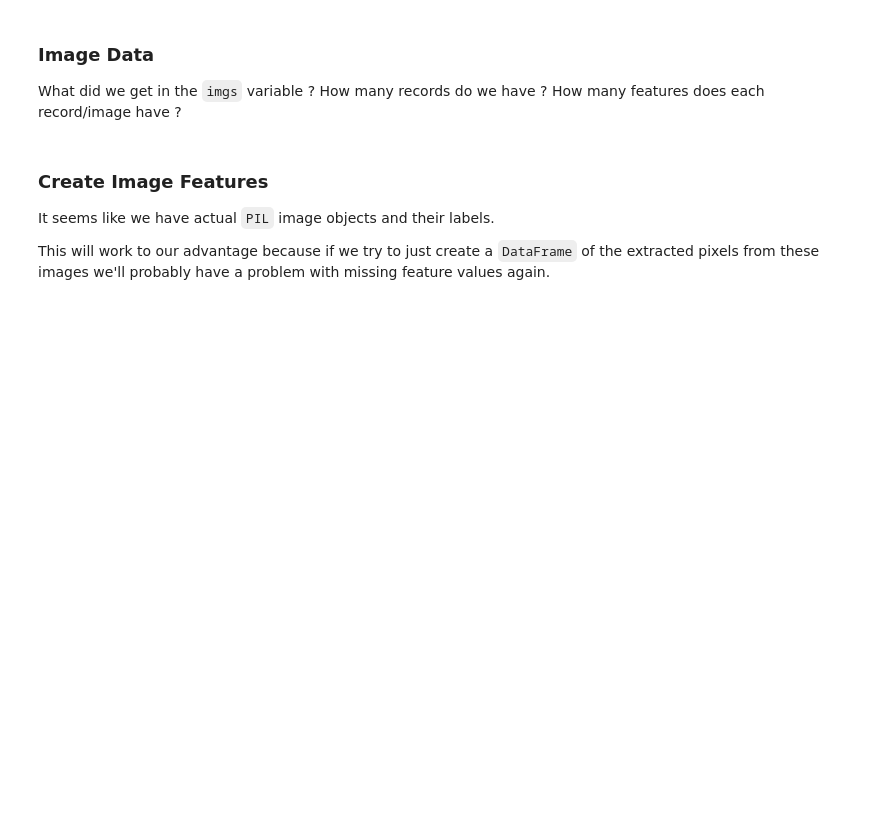
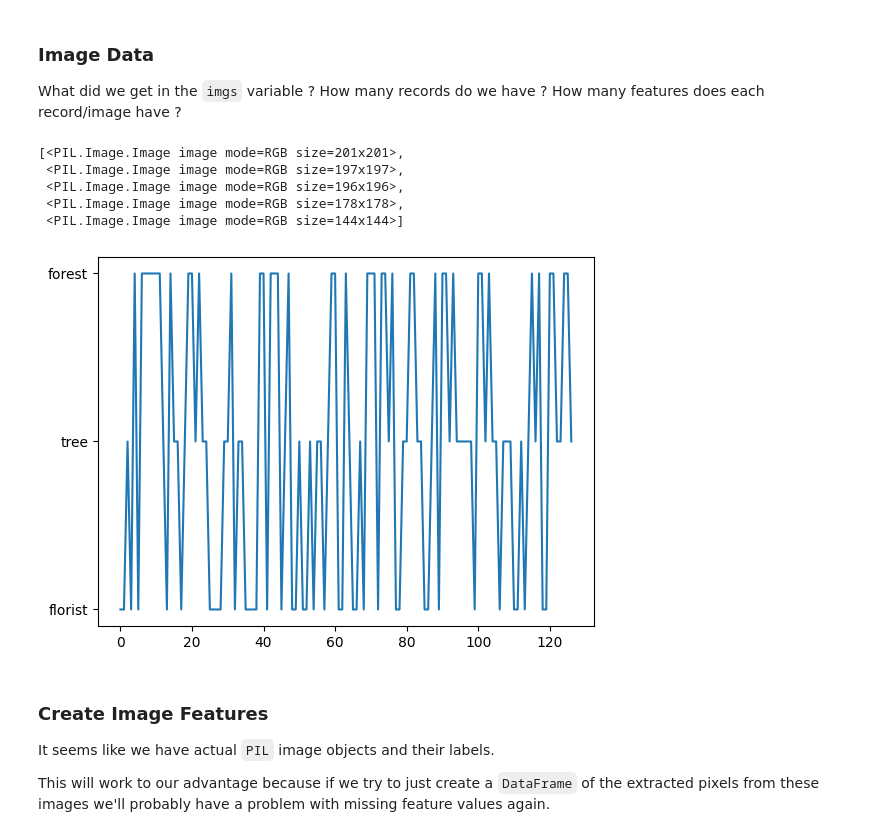
Before and after one commit to kaoriogawa-PSAM-5020-spring2026/Homework05, a Jupyter notebook: Homework05.ipynb, the cells around one changed output. Saved outputs shown, nothing was run; the diff lists cells and outputs as text; code cells hidden in the pictures; blank space fills up the shorter version.

```diff
--- a/Homework05.ipynb
+++ b/Homework05.ipynb
@@ -269,8 +289,24 @@ imgs, labels = AwesomeImageClassifier.get_training_data(IMAGE_PATH)
 ### Image Data
 
 What did we get in the `imgs` variable ? How many records do we have ? How many features does each record/image have ?
+# %%
+imgs[:5]
+# %% [output]
+[<PIL.Image.Image image mode=RGB size=201x201>,
+ <PIL.Image.Image image mode=RGB size=197x197>,
+ <PIL.Image.Image image mode=RGB size=196x196>,
+ <PIL.Image.Image image mode=RGB size=178x178>,
+ <PIL.Image.Image image mode=RGB size=144x144>]
 # %%
 # TODO: look at the imgs and labels variables and get some information about the data
+imgs[:5]
+len(labels)
+labels [:10]
+
+plt.plot(labels)
+plt.show()
+# %% [output]
+[figure, added]
 # %% [markdown]
 ### Create Image Features
 
```
Also changed, not shown: parts of 6 cells of this notebook.
